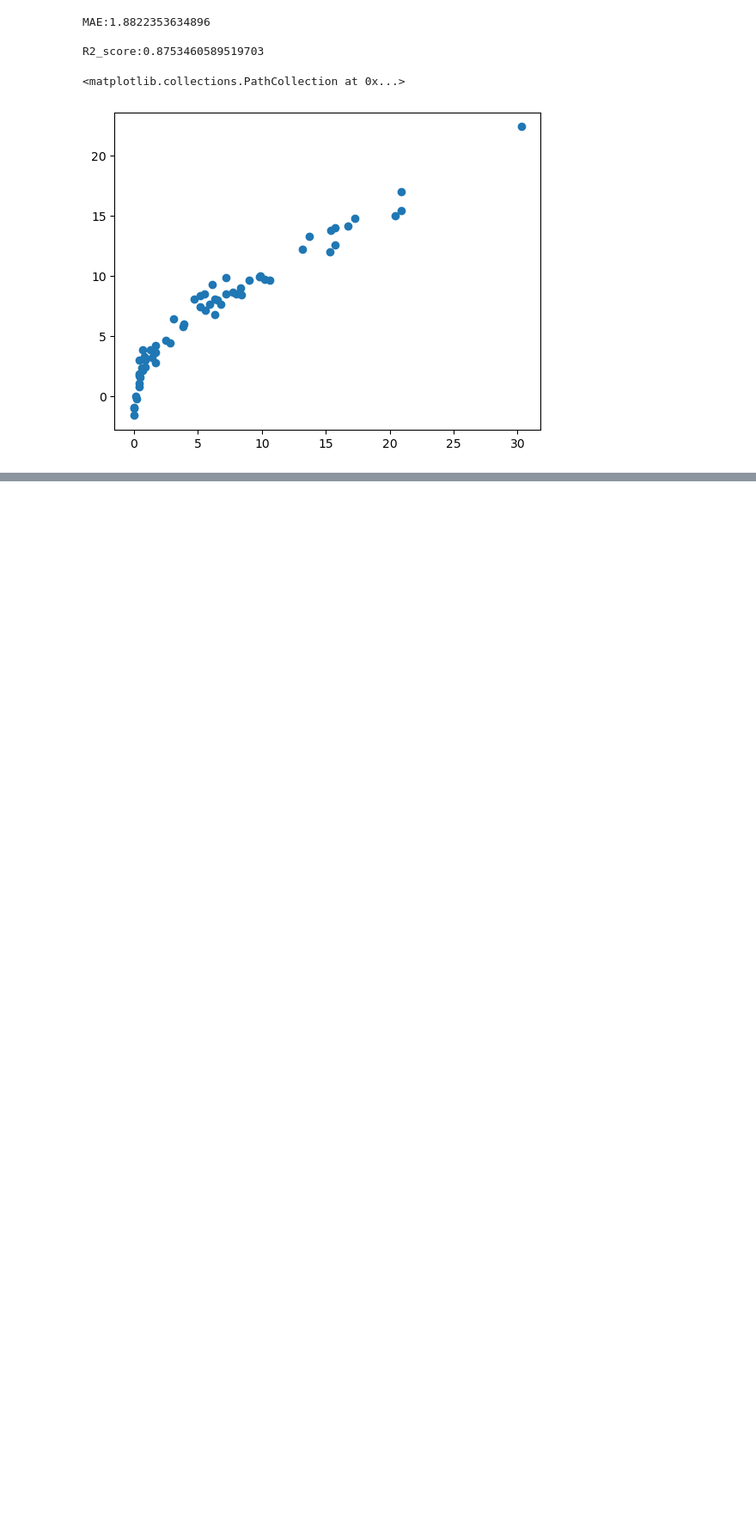
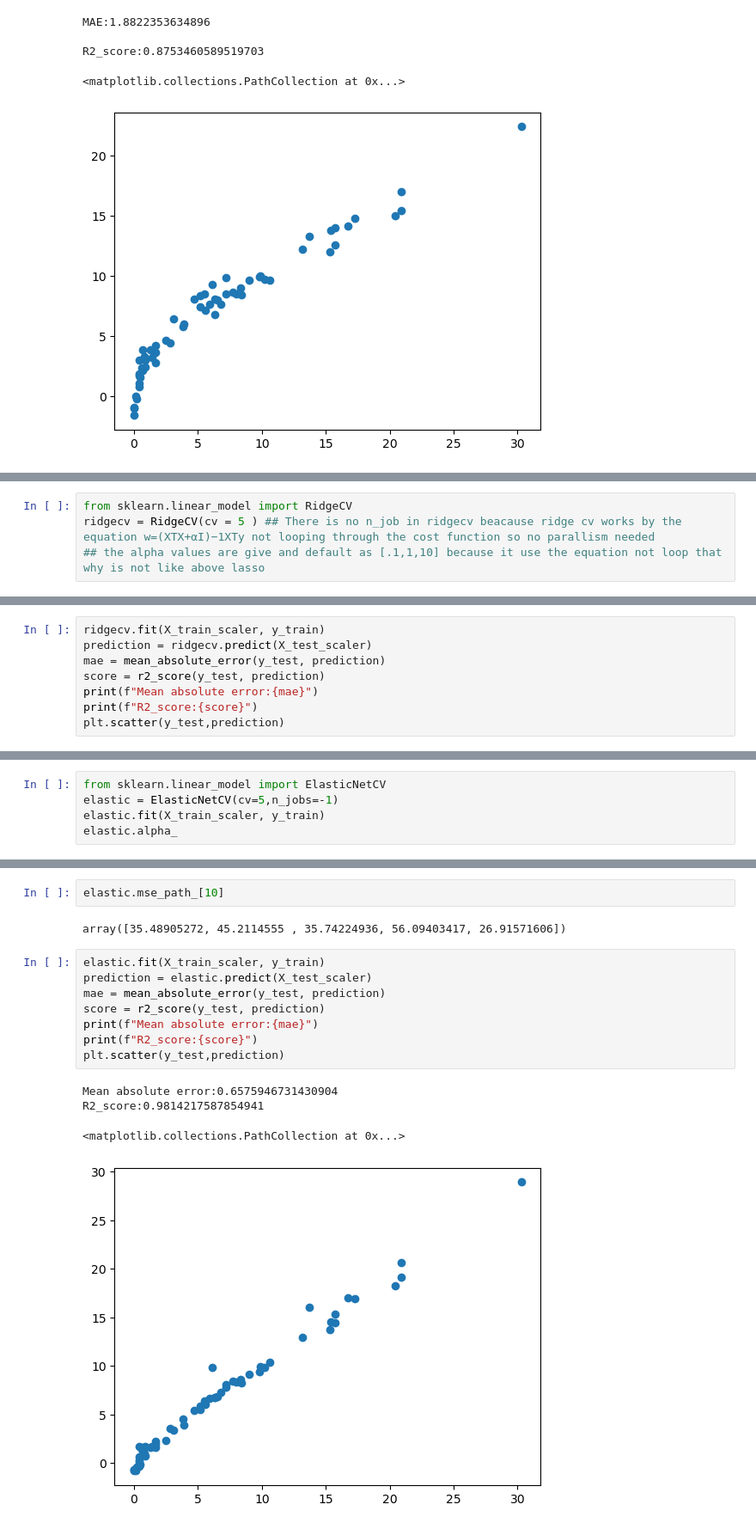
Before and after one commit to EDITH5607/ML_LEARNING, a Jupyter notebook: Ridge_Lasso_ElasticNet_Regression/Model_training.ipynb, the cells around one changed output, grey strips where cells are left out. Shown at 86% size. Cells and saved outputs as stored; diff of their text form; blank space fills up the shorter version.

```diff
--- a/Ridge_Lasso_ElasticNet_Regression/Model_training.ipynb
+++ b/Ridge_Lasso_ElasticNet_Regression/Model_training.ipynb
@@ -284,0 +355,4 @@ R2_score:0.8753460589519703
+# %%
+from sklearn.linear_model import RidgeCV
+ridgecv = RidgeCV(cv = 5 ) ## There is no n_job in ridgecv beacause ridge cv works by the equation w=(XTX+αI)−1XTy not looping through the cost function so no parallism needed
+## the alpha values are give and default as [.1,1,10] because it use the equation not loop that why is not like above lasso
@@ -284,0 +367,8 @@ R2_score:0.8753460589519703
+# %%
+ridgecv.fit(X_train_scaler, y_train)
+prediction = ridgecv.predict(X_test_scaler)
+mae = mean_absolute_error(y_test, prediction)
+score = r2_score(y_test, prediction)
+print(f"Mean absolute error:{mae}")
+print(f"R2_score:{score}")
+plt.scatter(y_test,prediction)
@@ -284,0 +393,5 @@ R2_score:0.8753460589519703
+# %%
+from sklearn.linear_model import ElasticNetCV
+elastic = ElasticNetCV(cv=5,n_jobs=-1)
+elastic.fit(X_train_scaler, y_train)
+elastic.alpha_
@@ -284,0 +427,17 @@ R2_score:0.8753460589519703
+# %%
+elastic.mse_path_[10]
+# %% [output]
+array([35.48905272, 45.2114555 , 35.74224936, 56.09403417, 26.91571606])
+# %%
+elastic.fit(X_train_scaler, y_train)
+prediction = elastic.predict(X_test_scaler)
+mae = mean_absolute_error(y_test, prediction)
+score = r2_score(y_test, prediction)
+print(f"Mean absolute error:{mae}")
+print(f"R2_score:{score}")
+plt.scatter(y_test,prediction)
+# %% [output]
+Mean absolute error:0.6575946731430904
+R2_score:0.9814217587854941
+<matplotlib.collections.PathCollection at 0x...>
+[figure, added]
```
Also changed, not shown: parts of 15 cells of this notebook.
